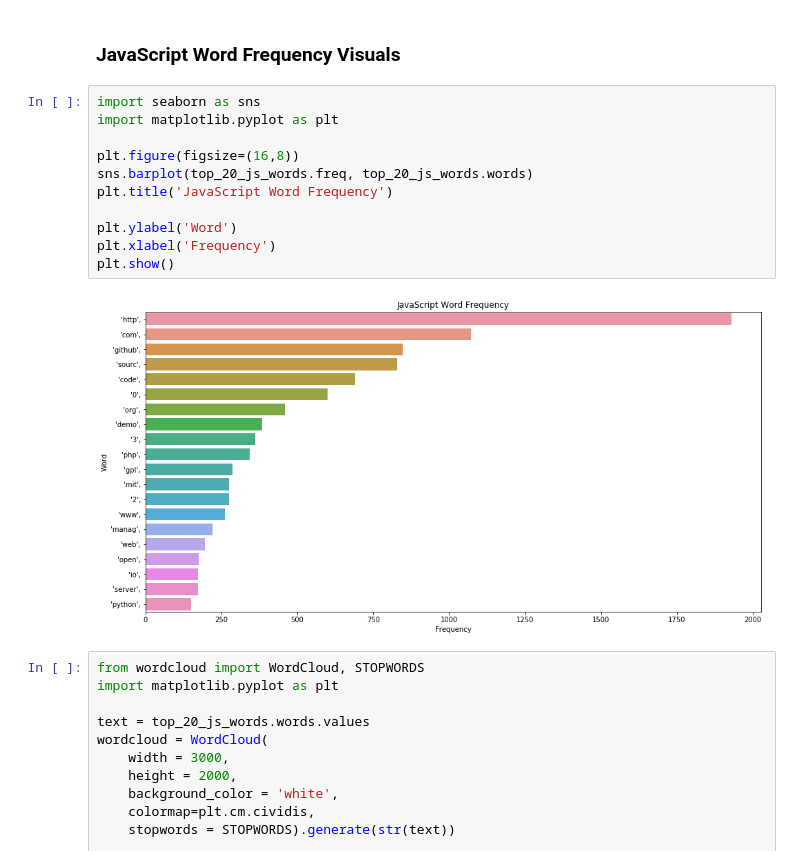
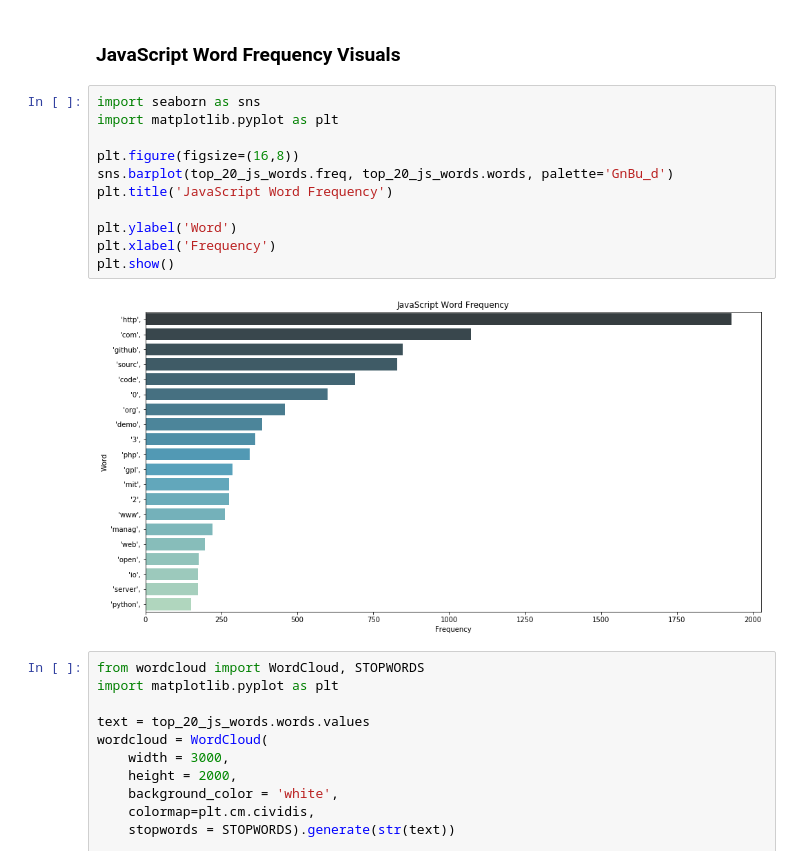
Before and after one commit to nlp-101/github_nlp, a Jupyter notebook: NLP_Project.ipynb, the cells around one changed output. Cells and saved outputs as stored; diff of their text form.

```diff
--- a/NLP_Project.ipynb
+++ b/NLP_Project.ipynb
@@ -282,16 +282,16 @@ top_20_css_words.rename(columns={'index': 'words', 0: 'freq'}, inplace=True)
 # %%
 import seaborn as sns
 import matplotlib.pyplot as plt
 
 plt.figure(figsize=(16,8))
-sns.barplot(top_20_js_words.freq, top_20_js_words.words)
+sns.barplot(top_20_js_words.freq, top_20_js_words.words, palette='GnBu_d')
 plt.title('JavaScript Word Frequency')
 
 plt.ylabel('Word')
 plt.xlabel('Frequency')
 plt.show()
 # %% [output]
-[figure, old version]
+[figure, new version]
 # %%
 from wordcloud import WordCloud, STOPWORDS
 import matplotlib.pyplot as plt
```
Also changed, not shown: parts of 3 cells of this notebook.
